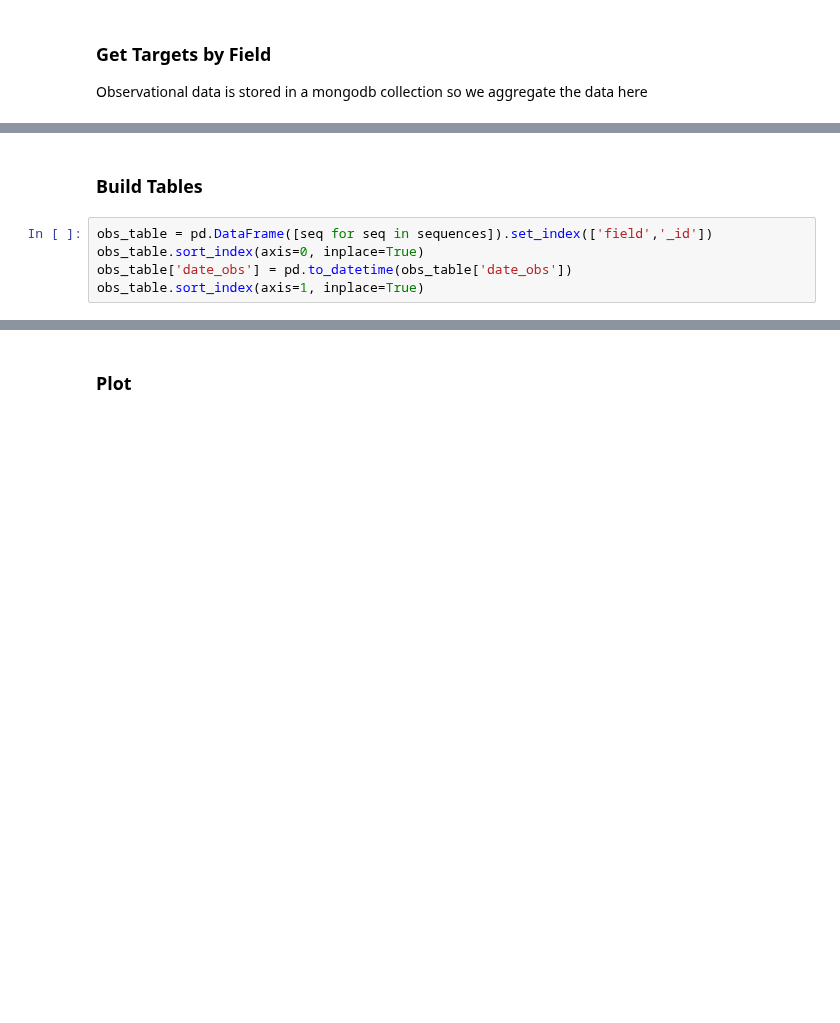
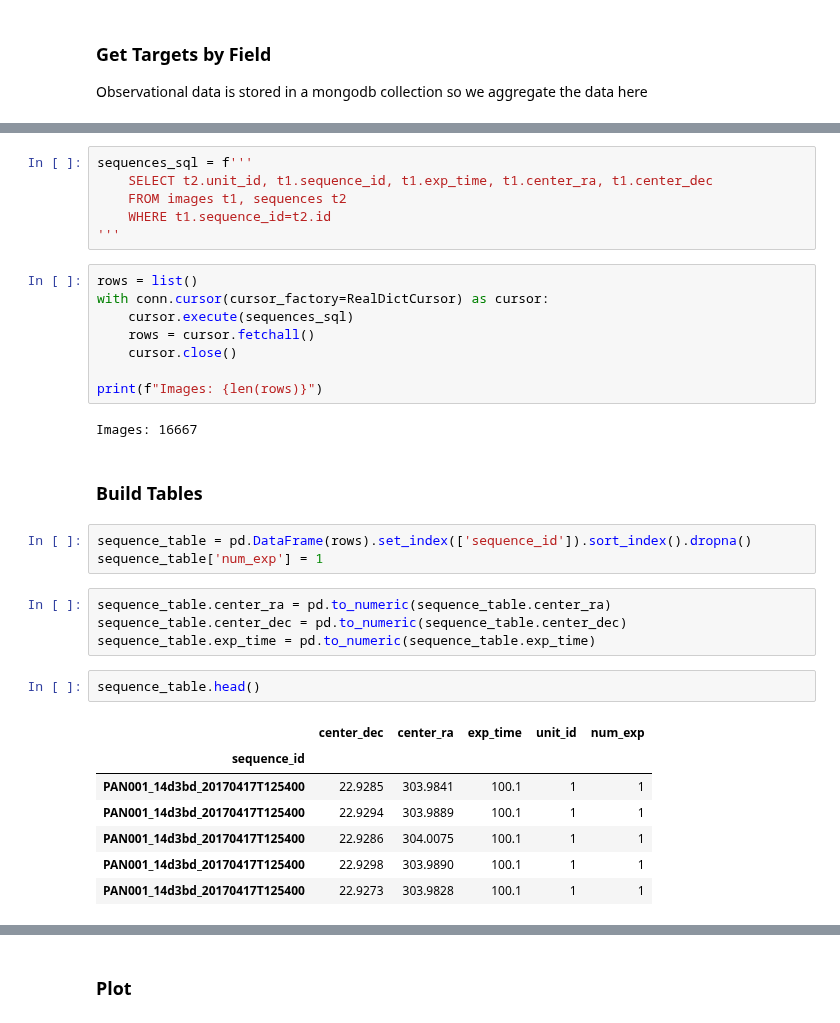
Before and after one commit to panoptes/panoptes-pipeline, a Jupyter notebook: notebooks/assets/Observing-Run-Stats-and-FOV-Plot.ipynb, the cells around one changed output, grey strips where cells are left out. Saved outputs shown, nothing was run; the diff lists cells and outputs as text; blank space fills up the shorter version.

```diff
--- a/notebooks/assets/Observing-Run-Stats-and-FOV-Plot.ipynb
+++ b/notebooks/assets/Observing-Run-Stats-and-FOV-Plot.ipynb
@@ -45,7 +26,35 @@ ServerSelectionTimeoutError: localhost:27017: [Errno 111] Connection refused
+# %%
+sequences_sql = f'''
+    SELECT t2.unit_id, t1.sequence_id, t1.exp_time, t1.center_ra, t1.center_dec
+    FROM images t1, sequences t2
+    WHERE t1.sequence_id=t2.id
+'''
+# %%
+rows = list()
+with conn.cursor(cursor_factory=RealDictCursor) as cursor:
+    cursor.execute(sequences_sql)
+    rows = cursor.fetchall()
+    cursor.close()
+
+print(f"Images: {len(rows)}")
+# %% [output]
+Images: 16667
 # %% [markdown]
 ### Build Tables
-# %%
-obs_table = pd.DataFrame([seq for seq in sequences]).set_index(['field','_id'])
-obs_table.sort_index(axis=0, inplace=True)
-obs_table['date_obs'] = pd.to_datetime(obs_table['date_obs'])
-obs_table.sort_index(axis=1, inplace=True)
+# %%
+sequence_table = pd.DataFrame(rows).set_index(['sequence_id']).sort_index().dropna()
+sequence_table['num_exp'] = 1
+# %%
+sequence_table.center_ra = pd.to_numeric(sequence_table.center_ra)
+sequence_table.center_dec = pd.to_numeric(sequence_table.center_dec)
+sequence_table.exp_time = pd.to_numeric(sequence_table.exp_time)
+# %%
+sequence_table.head()
+# %% [output]
+|  | center_dec | center_ra | exp_time | unit_id | num_exp |
+| sequence_id |  |  |  |  |  |
+| PAN001_14d3bd_20170417T125400 | 22.9285 | 303.9841 | 100.1 | 1 | 1 |
+| PAN001_14d3bd_20170417T125400 | 22.9294 | 303.9889 | 100.1 | 1 | 1 |
+| PAN001_14d3bd_20170417T125400 | 22.9286 | 304.0075 | 100.1 | 1 | 1 |
+| PAN001_14d3bd_20170417T125400 | 22.9298 | 303.9890 | 100.1 | 1 | 1 |
+| PAN001_14d3bd_20170417T125400 | 22.9273 | 303.9828 | 100.1 | 1 | 1 |
```
Also changed, not shown: parts of 10 cells of this notebook, 3 other files.
